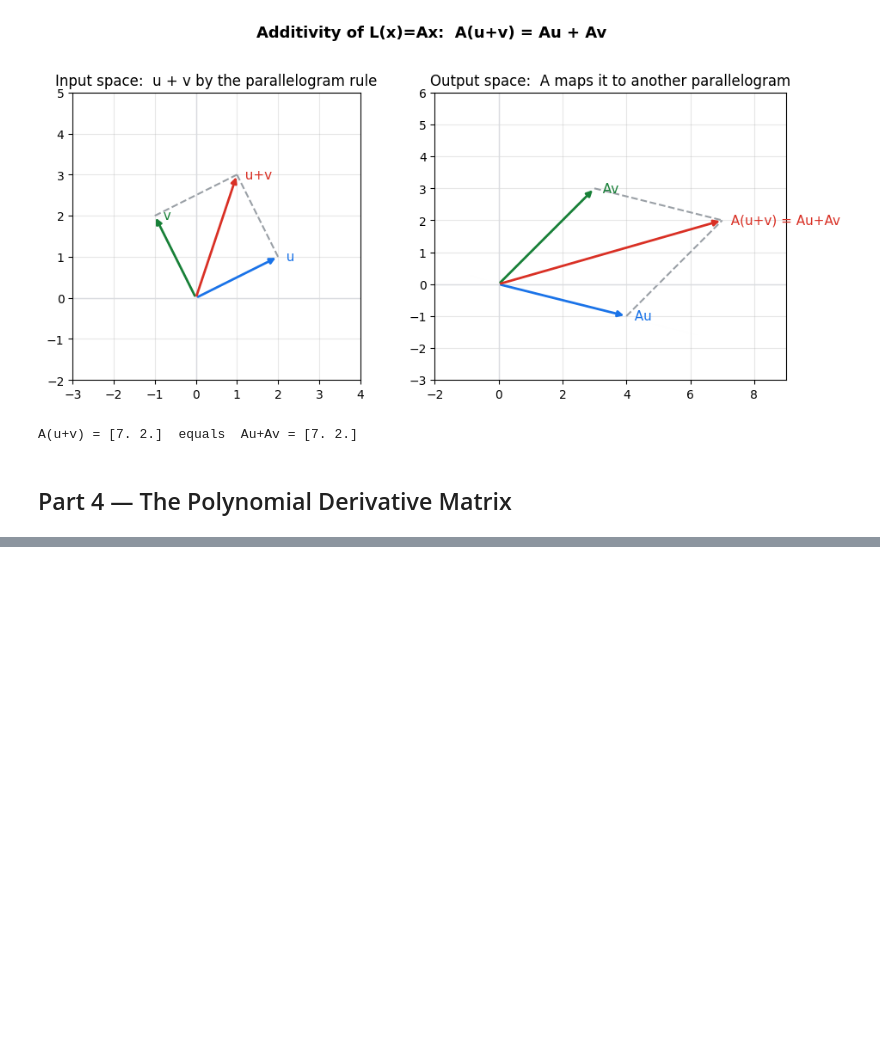
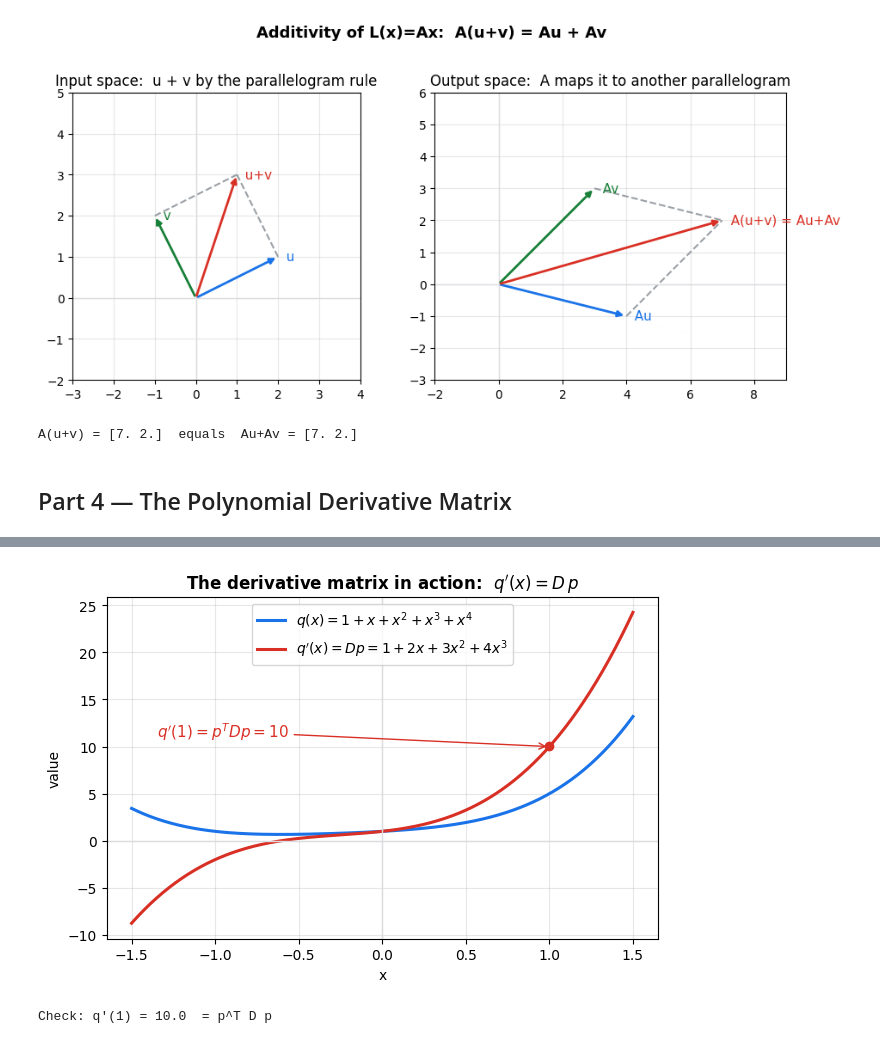
Before and after one commit to eladmintzer/linear-algebra, a Jupyter notebook: ex1/solution.ipynb, the cells around one changed output, grey strips where cells are left out. Saved outputs shown, nothing was run; the diff lists cells and outputs as text; code cells hidden in the pictures; blank space fills up the shorter version.

Commit message:
feat(ex1): Part 4 — derivative matrix, all five items verified + q vs q' figure
Co-Authored-By: Claude Opus 4.8 <noreply@anthropic.com>

```diff
--- a/ex1/solution.ipynb
+++ b/ex1/solution.ipynb
@@ -307,0 +393,40 @@ A(u+v) = [7. 2.]  equals  Au+Av = [7. 2.]
+# %%
+import numpy as np
+import matplotlib.pyplot as plt
+
+# Coefficient vectors -> evaluate the polynomials they represent
+q_coeffs  = p.ravel()            # q(x) = 1 + x + x^2 + x^3 + x^4
+qp_coeffs = (D @ p).ravel()      # q'(x) = 1 + 2x + 3x^2 + 4x^3  (from D @ p)
+
+def poly_eval(coeffs, xs):
+    powers = np.vstack([xs**k for k in range(len(coeffs))])   # rows: x^0..x^4
+    return coeffs @ powers
+
+xs = np.linspace(-1.5, 1.5, 400)
+q_vals  = poly_eval(q_coeffs, xs)
+qp_vals = poly_eval(qp_coeffs, xs)
+
+fig, ax = plt.subplots(figsize=(6.4, 4.4))
+ax.plot(xs, q_vals,  color="#1a73e8", lw=2.2, label=r"$q(x)=1+x+x^2+x^3+x^4$")
+ax.plot(xs, qp_vals, color="#d93025", lw=2.2, label=r"$q'(x)=Dp=1+2x+3x^2+4x^3$")
+ax.axhline(0, color="#dadce0", lw=1); ax.axvline(0, color="#dadce0", lw=1)
+
+# Mark the slope check: q'(1) = p^T D p = 10
+ax.plot([1], [qp_vals[np.argmin(abs(xs - 1))]], "o", color="#d93025")
+ax.annotate(r"$q'(1)=p^{T}Dp=10$", xy=(1, 10), xytext=(-1.35, 11),
+            fontsize=11, color="#d93025",
+            arrowprops=dict(arrowstyle="->", color="#d93025"))
+
+ax.set_title("The derivative matrix in action:  $q'(x)=D\\,p$", weight="bold")
+ax.set_xlabel("x"); ax.set_ylabel("value"); ax.legend(loc="upper center")
+ax.grid(True, alpha=0.3)
+plt.tight_layout()
+plt.savefig("fig_part4_derivative.png", dpi=120, bbox_inches="tight")
+plt.show()
+
+# Sanity: q'(1) should equal p^T D p = 10
+assert np.isclose(poly_eval(qp_coeffs, np.array([1.0]))[0], 10)
+print("Check: q'(1) =", poly_eval(qp_coeffs, np.array([1.0]))[0], " = p^T D p")
+# %% [output]
+[figure, added]
+Check: q'(1) = 10.0  = p^T D p
```
Also changed, not shown: parts of 3 cells of this notebook, 1 other file.
